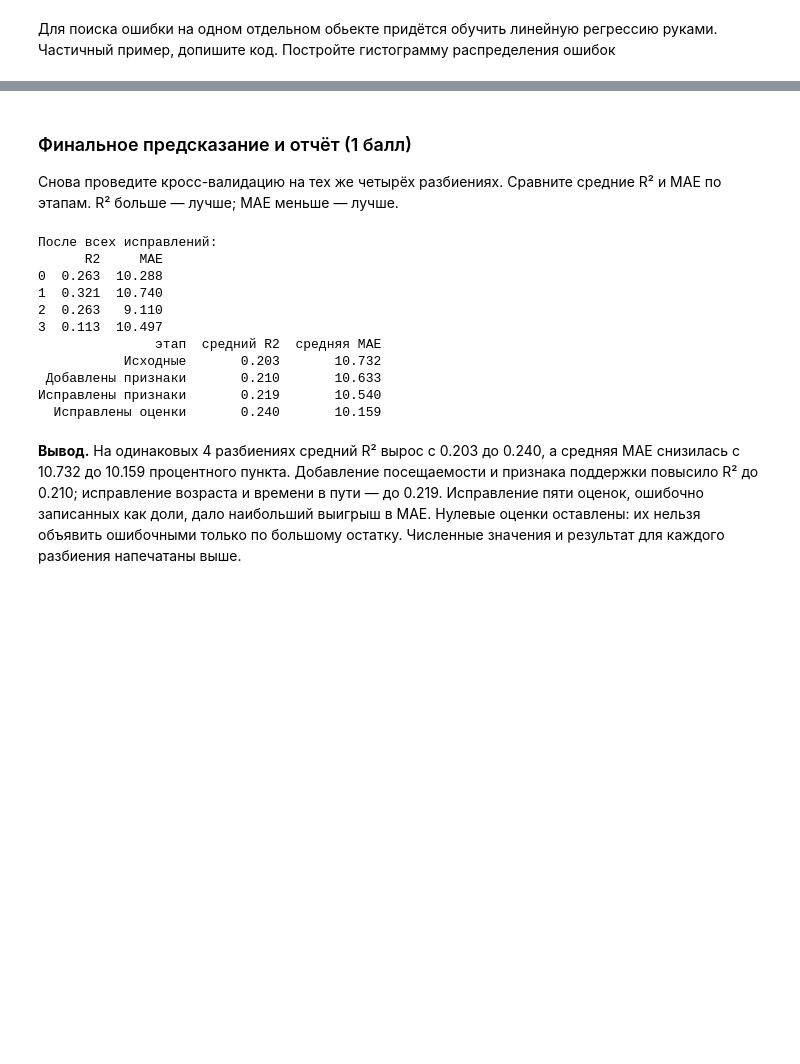
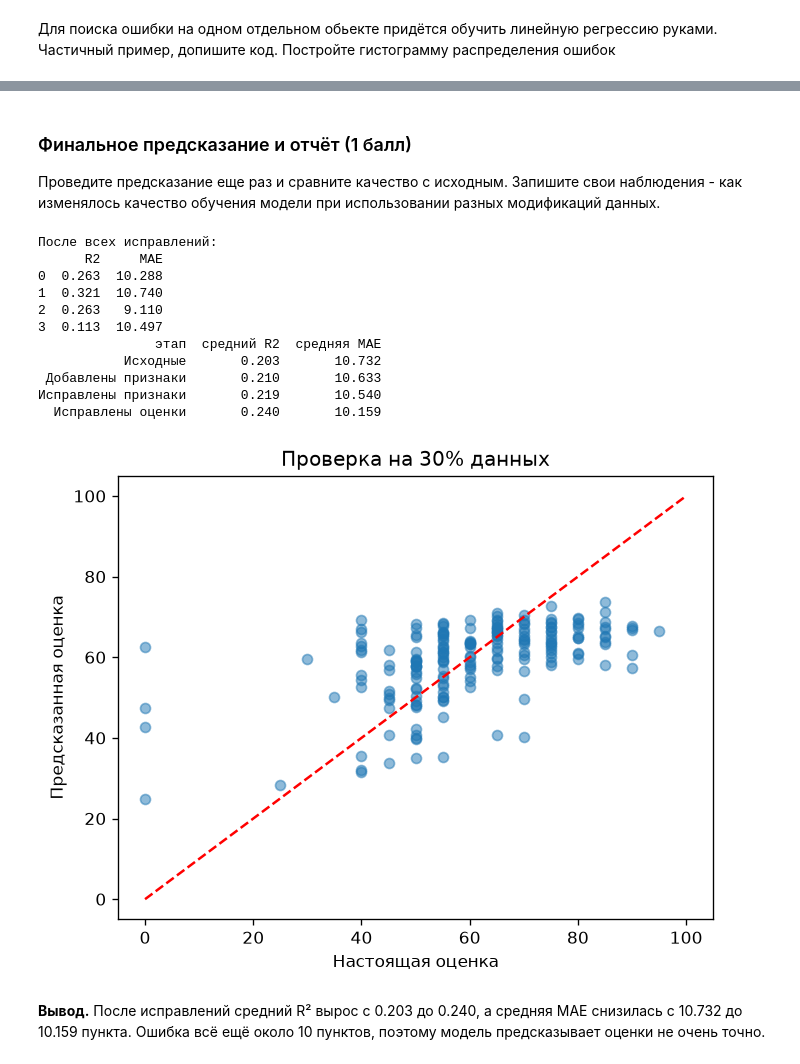
Before and after one commit to Doki33935/ML-SUNC11, a Jupyter notebook: taks_linreg/task/task_linreg_practice.ipynb, the cells around one changed output, grey strips where cells are left out. Saved outputs shown, nothing was run; the diff lists cells and outputs as text; code cells hidden in the pictures; blank space fills up the shorter version.

```diff
--- a/taks_linreg/task/task_linreg_practice.ipynb
+++ b/taks_linreg/task/task_linreg_practice.ipynb
@@ -257,33 +218,46 @@ print(pd.DataFrame({"до": scores[wrong_scores], "после": scores_repaired[
 257  0.55   55.0
 404  0.55   55.0
 585  0.70   70.0
-# %% [markdown]
-### Финальное предсказание и отчёт (1 балл)
-
-Снова проведите кросс-валидацию на тех же четырёх разбиениях. Сравните средние R² и MAE по этапам. R² больше — лучше; MAE меньше — лучше.
+# %% [markdown]
+### Финальное предсказание и отчёт (1 балл)
+
+Проведите предсказание еще раз и сравните качество с исходным. Запишите свои наблюдения - как изменялось качество обучения модели при использовании разных модификаций данных.
 # %%
 final_r2 = cross_val_score(model, data_repaired, scores_repaired, cv=folds, scoring="r2")
 final_mae = -cross_val_score(model, data_repaired, scores_repaired, cv=folds, scoring="neg_mean_absolute_error")
 print("После всех исправлений:")
 print(pd.DataFrame({"R2": final_r2, "MAE": final_mae}).round(3))
 
 summary = pd.DataFrame({
     "этап": ["Исходные", "Добавлены признаки", "Исправлены признаки", "Исправлены оценки"],
     "средний R2": [base_r2.mean(), full_r2.mean(), features_repaired_r2.mean(), final_r2.mean()],
     "средняя MAE": [base_mae.mean(), full_mae.mean(), features_repaired_mae.mean(), final_mae.mean()],
 })
 print(summary.round(3).to_string(index=False))
+
+x_train, x_test, y_train, y_test = train_test_split(
+    data_repaired, scores_repaired, test_size=0.3, shuffle=True, random_state=42
+)
+model.fit(x_train, y_train)
+test_predictions = model.predict(x_test)
+plt.scatter(y_test, test_predictions, alpha=0.5)
+plt.plot([0, 100], [0, 100], "r--")
+plt.xlabel("Настоящая оценка")
+plt.ylabel("Предсказанная оценка")
+plt.title("Проверка на 30% данных")
+plt.show()
 # %% [output]
 После всех исправлений:
       R2     MAE
 0  0.263  10.288
 1  0.321  10.740
 2  0.263   9.110
 3  0.113  10.497
                этап  средний R2  средняя MAE
            Исходные       0.203       10.732
  Добавлены признаки       0.210       10.633
 Исправлены признаки       0.219       10.540
   Исправлены оценки       0.240       10.159
+[figure, added]
-# %% [markdown]
-**Вывод.** На одинаковых 4 разбиениях средний R² вырос с 0.203 до 0.240, а средняя MAE снизилась с 10.732 до 10.159 процентного пункта. Добавление посещаемости и признака поддержки повысило R² до 0.210; исправление возраста и времени в пути — до 0.219. Исправление пяти оценок, ошибочно записанных как доли, дало наибольший выигрыш в MAE. Нулевые оценки оставлены: их нельзя объявить ошибочными только по большому остатку. Численные значения и результат для каждого разбиения напечатаны выше.
+# %% [markdown]
+**Вывод.** После исправлений средний R² вырос с 0.203 до 0.240, а средняя MAE снизилась с 10.732 до 10.159 пункта. Ошибка всё ещё около 10 пунктов, поэтому модель предсказывает оценки не очень точно.
```
Also changed, not shown: parts of 8 cells of this notebook, 4 other files.
